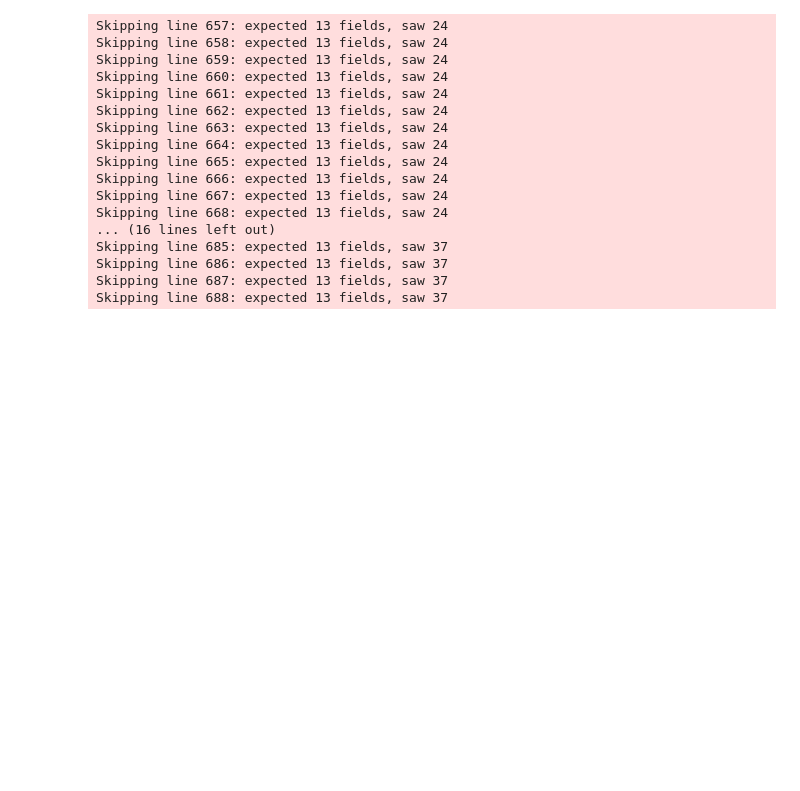
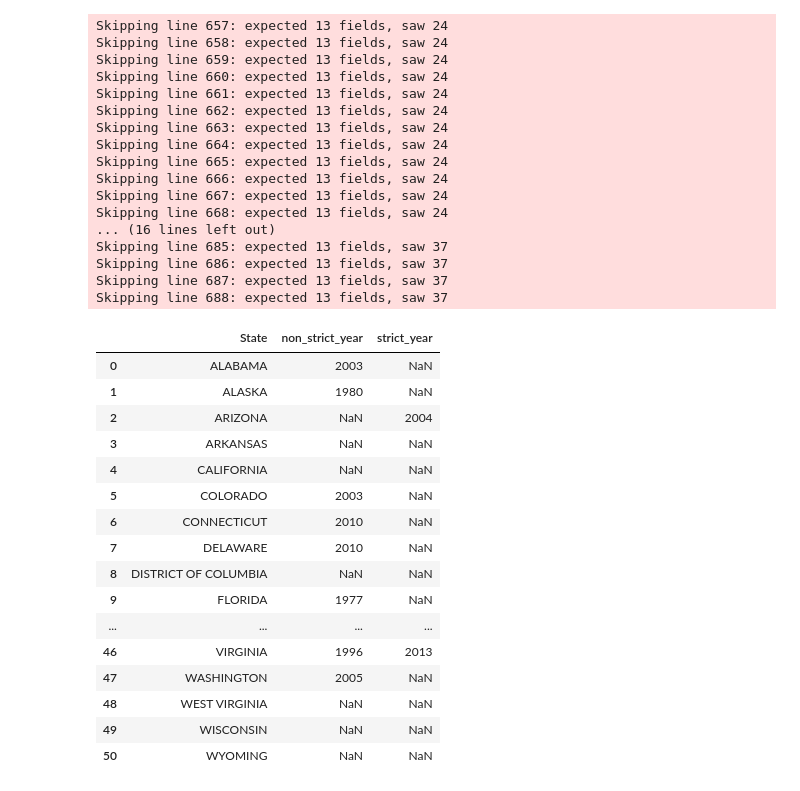
Before and after one commit to meenaboppana/voterid, a Jupyter notebook: Version_12_6.ipynb, the cells around one changed output. Cells and saved outputs as stored; diff of their text form; code cells hidden in the pictures; blank space fills up the shorter version.

```diff
--- a/Version_12_6.ipynb
+++ b/Version_12_6.ipynb
@@ -127,33 +130,52 @@ law_id['State'] = state[1:52]
 law_id.ix[0,1] = 2003
 law_id.ix[1,1] = 1980
 law_id.ix[2,2] = 2004 #check wiki article date: 2006?
 law_id.ix[5,1] = 2003
 law_id.ix[6,1] = 2010
 law_id.ix[7,1] = 2010
 law_id.ix[9,1] = 1977
 law_id.ix[10,[1,2]] = [1997,2008]
 law_id.ix[11,1] = 1970
 law_id.ix[12,1] = 2010
 law_id.ix[14,2] = 2008
 law_id.ix[16,2] = 2011
 law_id.ix[18,1] = 2010
 law_id.ix[22,1] = 2010
 law_id.ix[24,2] = 2012
 law_id.ix[25,1] = 2002
 law_id.ix[26,1] = 2003
 law_id.ix[29,1] = 2012
 law_id.ix[33,2] = 2016
 law_id.ix[34,[1,2]] = [2003,2013]
 law_id.ix[35,2] = 2006
 law_id.ix[36,1] = 2010
 law_id.ix[39,1] = 2013
 law_id.ix[40,[1,2]] = [1950,2013]
 law_id.ix[41,1] = 2003
 law_id.ix[42,[1,2]] = [1990,2011]
 law_id.ix[43,1] = 1971
 law_id.ix[44,1] = 2009
 law_id.ix[46,[1,2]] = [1996,2013]
 law_id.ix[47,1] = 2005
+law_id
+# %% [output]
+|  | State | non_strict_year | strict_year |
+| 0 | ALABAMA | 2003 | NaN |
+| 1 | ALASKA | 1980 | NaN |
+| 2 | ARIZONA | NaN | 2004 |
+| 3 | ARKANSAS | NaN | NaN |
+| 4 | CALIFORNIA | NaN | NaN |
+| 5 | COLORADO | 2003 | NaN |
+| 6 | CONNECTICUT | 2010 | NaN |
+| 7 | DELAWARE | 2010 | NaN |
+| 8 | DISTRICT OF COLUMBIA | NaN | NaN |
+| 9 | FLORIDA | 1977 | NaN |
+| ... | ... | ... | ... |
+| 46 | VIRGINIA | 1996 | 2013 |
+| 47 | WASHINGTON | 2005 | NaN |
+| 48 | WEST VIRGINIA | NaN | NaN |
+| 49 | WISCONSIN | NaN | NaN |
+| 50 | WYOMING | NaN | NaN |
 # %%
 racedata = pd.merge(df, law_id, on = ['State'])
 
```
Also changed, not shown: parts of 5 cells of this notebook.
